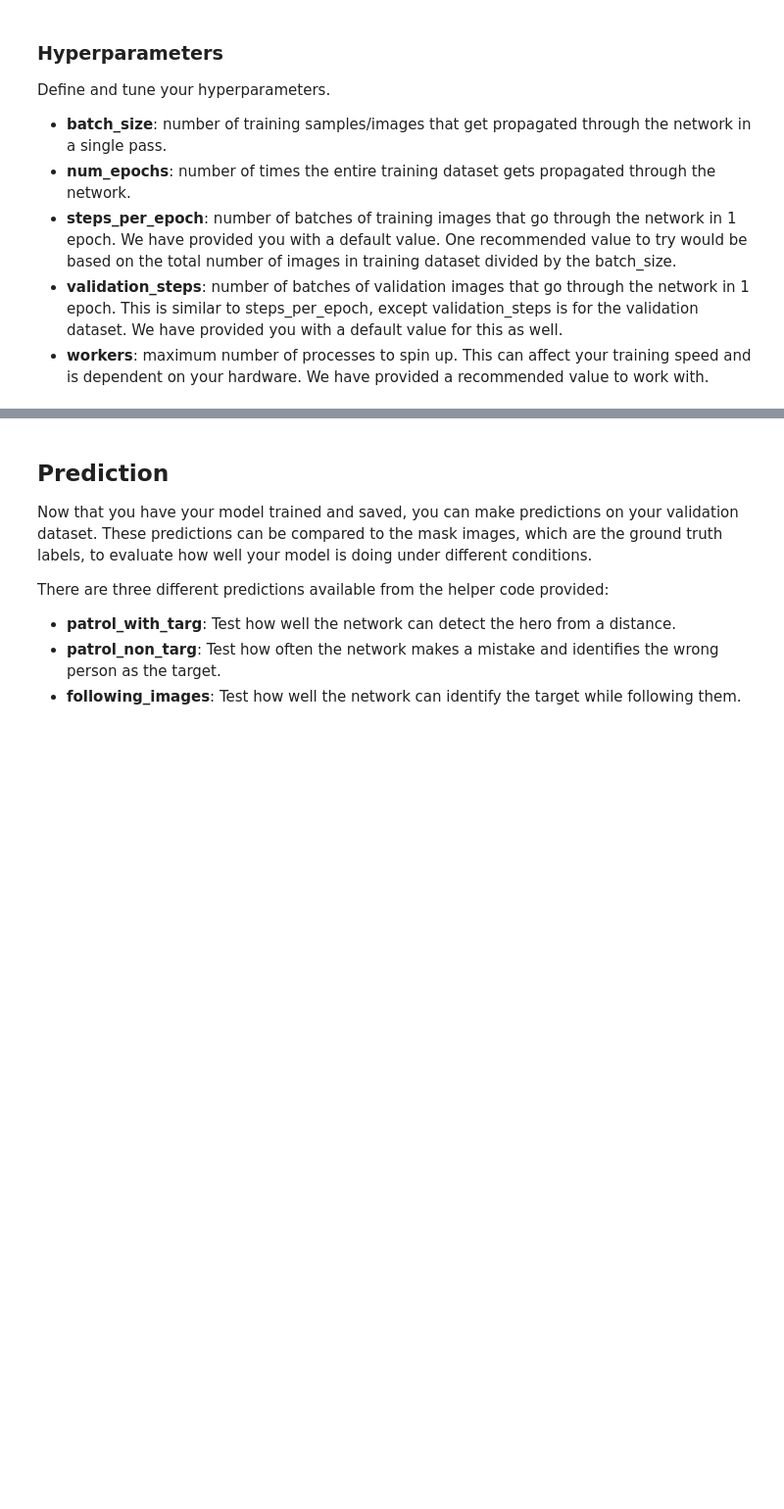
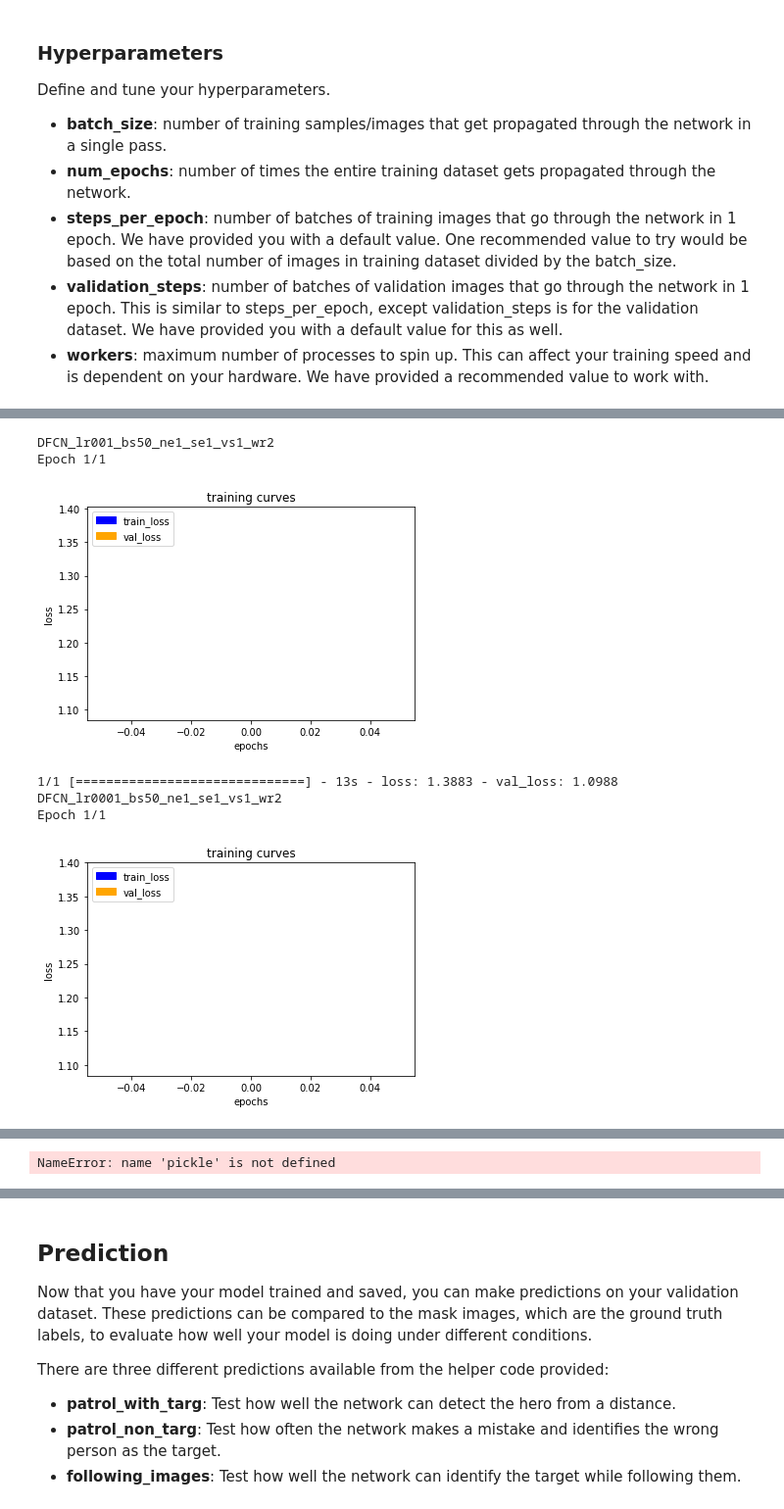
Before and after one commit to Olcina/RoboND-DeepLearning-Project, a Jupyter notebook: code/model_training.ipynb, the cells around one changed output, grey strips where cells are left out. Shown at 98% size. Cells and saved outputs as stored; diff of their text form; code cells hidden in the pictures; blank space fills up the shorter version.

```diff
--- a/code/model_training.ipynb
+++ b/code/model_training.ipynb
@@ -76,9 +79,9 @@ Create an encoder block that includes a separable convolution layer using the `s
 def encoder_block(input_layer, filters, strides):
 
     # TODO Create a separable convolution layer using the separable_conv2d_batchnorm() function.
-    output_layer = separable_conv2d_batchnorm(input_layer, filters, strides)
-    output_layer = separable_conv2d_batchnorm(input_layer, filters, strides)
-    return output_layer
+    lay1 = separable_conv2d_batchnorm(input_layer, filters, strides)
+    #output_layer = conv2d_batchnorm(lay1, filters, kernel_size=1, strides=1)
+    return lay1
 # %% [markdown]
 ### Decoder Block
 The decoder block is comprised of three parts:
@@ -236,5 +258,35 @@ ValueError: No image files found, check your image diractories
-# %%
-# Save your trained model weights
-
-weight_file_name = 'model_weights'
-model_tools.save_network(model, weight_file_name)
+# %%
+# Save your trained model weights
+import time
+import pickle
+#loop over all the test cases defined and save the training time
+training_times = []
+for test in tests_cases:
+    print(test['name'])
+    test_training_time = {}
+    test_training_time['name'] = test['name']
+    #start the clock
+    test_training_time['start'] = time.time()
+    #train the model
+
+    model = train_model(test, inputs, output_layer)
+    #stop the clock
+    test_training_time['finish'] = time.time()
+    #append to dict
+    training_times.append(test_training_time)
+    #save the weights of the model for evaluation
+    weight_file_name = test['name']
+    model_tools.save_network(model, weight_file_name)
+
+
+#save the times
+with open('train_time.p', 'wb+') as file:
+    pickle.dump(training_times, file)
+# %% [output]
+DFCN_lr001_bs50_ne1_se1_vs1_wr2
+Epoch 1/1
+[figure, added]
+1/1 [==============================] - 13s - loss: 1.3883 - val_loss: 1.0988
+DFCN_lr0001_bs50_ne1_se1_vs1_wr2
+Epoch 1/1
+[figure, added]
@@ -240,0 +294 @@ model_tools.save_network(model, weight_file_name)
+NameError: name 'pickle' is not defined
```
Also changed, not shown: parts of 8 cells of this notebook, 3 other files.
